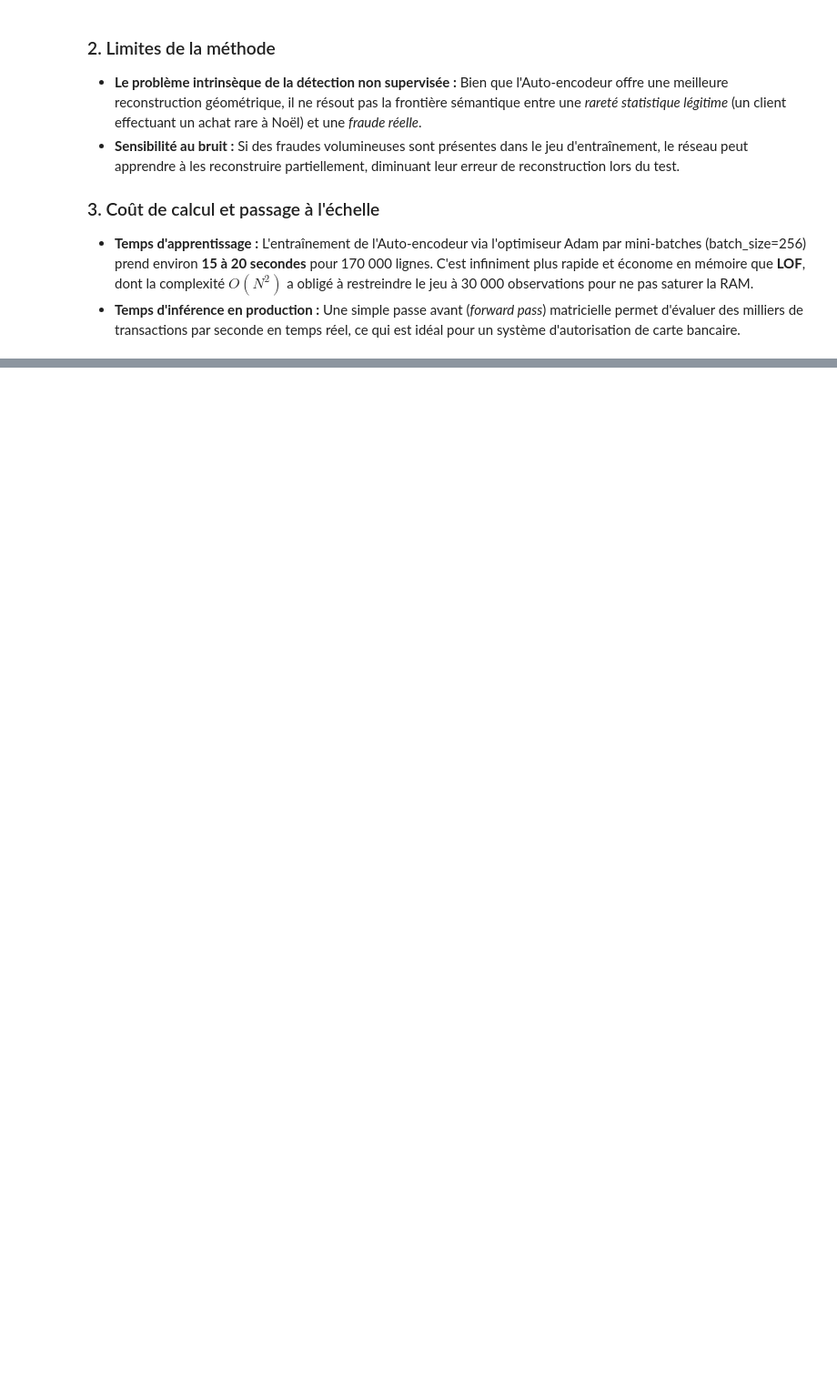
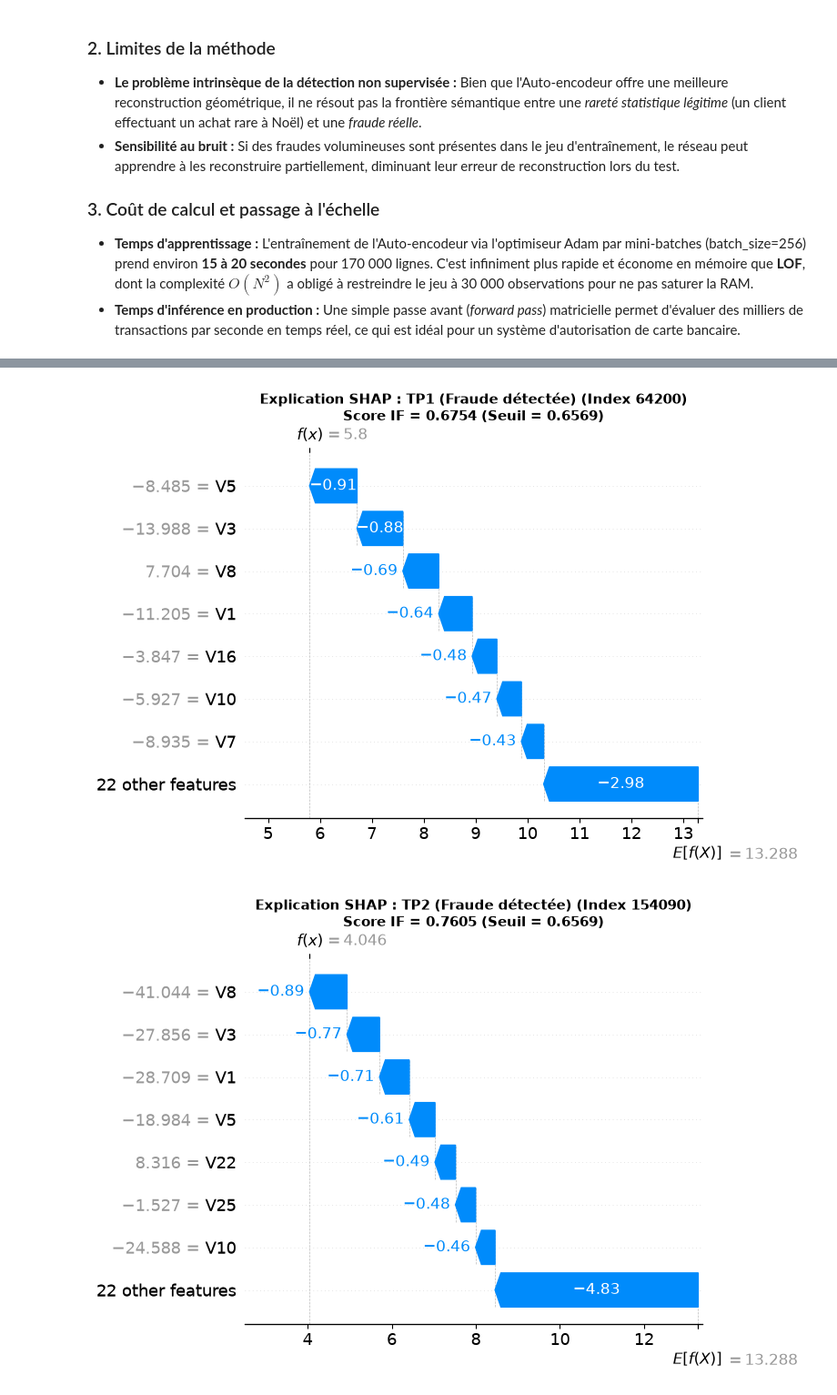
Before and after one commit to HananeDjouadi/TP-Anomalie-ML, a Jupyter notebook: notebook/partie2et3_fraudes.ipynb, the cells around one changed output, grey strips where cells are left out. Shown at 91% size. Cells and saved outputs as stored; diff of their text form; code cells hidden in the pictures; blank space fills up the shorter version.

Commit message:
feat: ajout explicabilite SHAP pour Isolation Forest et rapport finalise

```diff
--- a/notebook/partie2et3_fraudes.ipynb
+++ b/notebook/partie2et3_fraudes.ipynb
@@ -949,0 +980,35 @@ Courbes Comparatives : Auto-encodeur vs Isolation Forest vs LOF
+# %%
+# 2. Sélection de six observations de test ciblées
+idx_tp = y_test[(y_test == 1) & (pred_if_series == 1)].index[:2]
+idx_fp = y_test[(y_test == 0) & (pred_if_series == 1)].index[:2]
+idx_fn = y_test[(y_test == 1) & (pred_if_series == 0)].index[:2]
+
+obs_dict = {
+    "TP1 (Fraude détectée)": idx_tp[0],
+    "TP2 (Fraude détectée)": idx_tp[1],
+    "FP1 (Fausse alerte)":    idx_fp[0],
+    "FP2 (Fausse alerte)":    idx_fp[1],
+    "FN1 (Fraude manquée)":   idx_fn[0],
+    "FN2 (Fraude manquée)":   idx_fn[1]
+}
+
+X_six = X_test_s.loc[list(obs_dict.values())]
+# %%
+# 3. Échantillon de référence issu UNIQUEMENT de l'apprentissage (50 observations)
+background = X_train_s.sample(50, random_state=42)
+
+# 4. Initialisation du TreeExplainer sur Isolation Forest
+explainer = shap.TreeExplainer(iso_forest, data=background)
+shap_values = explainer(X_six)
+
+# 5. Affichage du tableau récapitulatif des 6 observations
+df_six_summary = pd.DataFrame({
+    "Catégorie": list(obs_dict.keys()),
+    "Index Test": list(obs_dict.values()),
+    "Vraie Classe (y)": [y_test.loc[i] for i in obs_dict.values()],
+    "Prédiction IF": [pred_if_series.loc[i] for i in obs_dict.values()],
+    "Score Anomaly IF": [round(scores_if_series.loc[i], 4) for i in obs_dict.values()],
+    "Seuil Retenu": round(seuil_if, 4)
+})
+print("Tableau récapitulatif des 6 observations sélectionnées :")
+display(df_six_summary)
@@ -949,0 +1024,13 @@ Courbes Comparatives : Auto-encodeur vs Isolation Forest vs LOF
+# %%
+# 6. Tracé des graphiques SHAP Waterfall pour chaque observation
+for idx, (cat_name, row_idx) in enumerate(obs_dict.items()):
+    plt.figure(figsize=(9, 4))
+    plt.title(f"Explication SHAP : {cat_name} (Index {row_idx})\n"
+              f"Score IF = {scores_if_series.loc[row_idx]:.4f} (Seuil = {seuil_if:.4f})",
+              fontsize=11, fontweight="bold")
+    shap.plots.waterfall(shap_values[idx], max_display=8, show=False)
+    plt.tight_layout()
+    plt.show()
+# %% [output]
+[figure, added]
+[figure, added]
```
Also changed, not shown: parts of 4 cells of this notebook, 1 other file.
